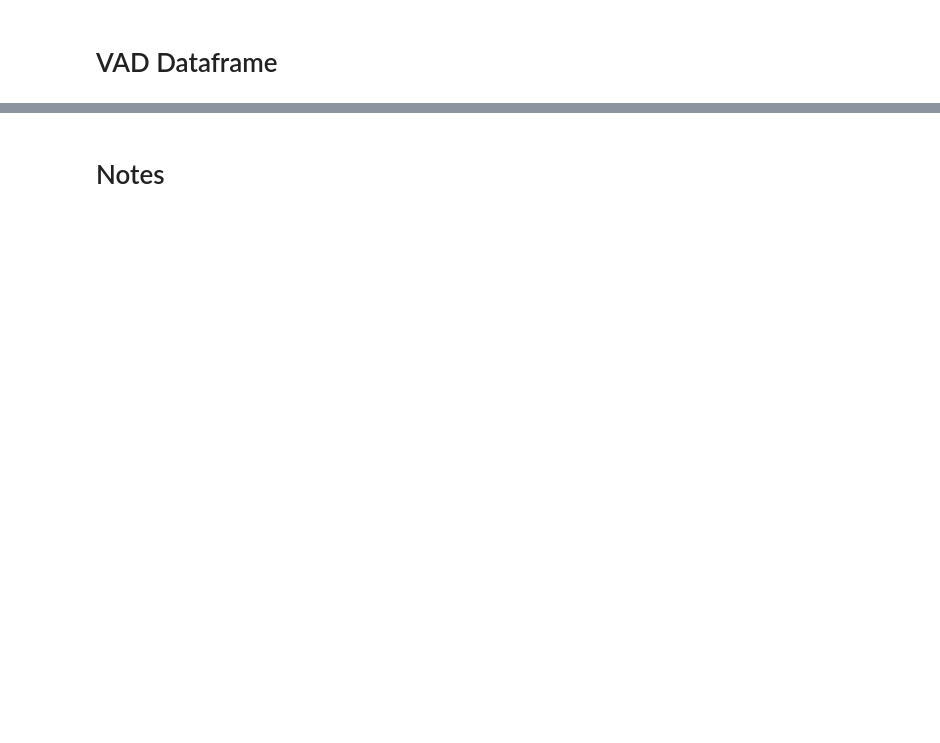
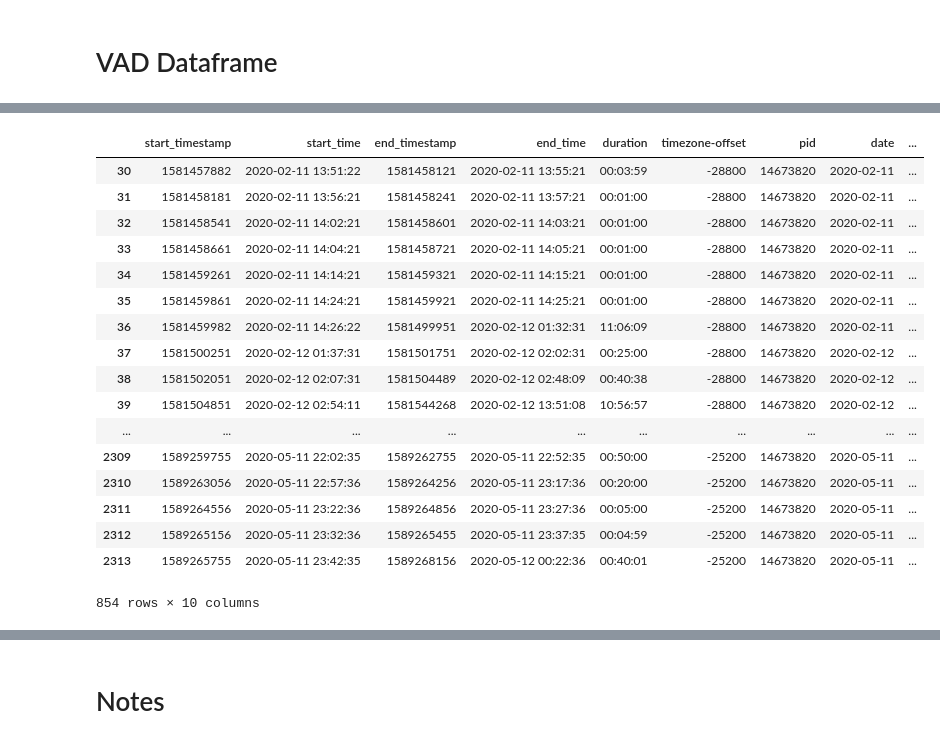
Before and after one commit to tliu526/lifesense, a Jupyter notebook: vad-exploration.ipynb, the cells around one changed output, grey strips where cells are left out. Drawn from its saved outputs; the diff is of its cells as text; code cells hidden in the pictures; blank space fills up the shorter version.

```diff
--- a/vad-exploration.ipynb
+++ b/vad-exploration.ipynb
@@ -266,0 +351,21 @@ vad_df[['level', 'observed', 'power', 'smooth_mode', 'smooth_window']]
+# %%
+sel_vad_df.sort_values(by="start_time")
+# %% [output]
+|  | start_timestamp | start_time | end_timestamp | end_time | duration | timezone-offset | pid | date | ... |
+| 30 | 1581457882 | 2020-02-11 13:51:22 | 1581458121 | 2020-02-11 13:55:21 | 00:03:59 | -28800 | 14673820 | 2020-02-11 | ... |
+| 31 | 1581458181 | 2020-02-11 13:56:21 | 1581458241 | 2020-02-11 13:57:21 | 00:01:00 | -28800 | 14673820 | 2020-02-11 | ... |
+| 32 | 1581458541 | 2020-02-11 14:02:21 | 1581458601 | 2020-02-11 14:03:21 | 00:01:00 | -28800 | 14673820 | 2020-02-11 | ... |
+| 33 | 1581458661 | 2020-02-11 14:04:21 | 1581458721 | 2020-02-11 14:05:21 | 00:01:00 | -28800 | 14673820 | 2020-02-11 | ... |
+| 34 | 1581459261 | 2020-02-11 14:14:21 | 1581459321 | 2020-02-11 14:15:21 | 00:01:00 | -28800 | 14673820 | 2020-02-11 | ... |
+| 35 | 1581459861 | 2020-02-11 14:24:21 | 1581459921 | 2020-02-11 14:25:21 | 00:01:00 | -28800 | 14673820 | 2020-02-11 | ... |
+| 36 | 1581459982 | 2020-02-11 14:26:22 | 1581499951 | 2020-02-12 01:32:31 | 11:06:09 | -28800 | 14673820 | 2020-02-11 | ... |
+| 37 | 1581500251 | 2020-02-12 01:37:31 | 1581501751 | 2020-02-12 02:02:31 | 00:25:00 | -28800 | 14673820 | 2020-02-12 | ... |
+| 38 | 1581502051 | 2020-02-12 02:07:31 | 1581504489 | 2020-02-12 02:48:09 | 00:40:38 | -28800 | 14673820 | 2020-02-12 | ... |
+| 39 | 1581504851 | 2020-02-12 02:54:11 | 1581544268 | 2020-02-12 13:51:08 | 10:56:57 | -28800 | 14673820 | 2020-02-12 | ... |
+| ... | ... | ... | ... | ... | ... | ... | ... | ... | ... |
+| 2309 | 1589259755 | 2020-05-11 22:02:35 | 1589262755 | 2020-05-11 22:52:35 | 00:50:00 | -25200 | 14673820 | 2020-05-11 | ... |
+| 2310 | 1589263056 | 2020-05-11 22:57:36 | 1589264256 | 2020-05-11 23:17:36 | 00:20:00 | -25200 | 14673820 | 2020-05-11 | ... |
+| 2311 | 1589264556 | 2020-05-11 23:22:36 | 1589264856 | 2020-05-11 23:27:36 | 00:05:00 | -25200 | 14673820 | 2020-05-11 | ... |
+| 2312 | 1589265156 | 2020-05-11 23:32:36 | 1589265455 | 2020-05-11 23:37:35 | 00:04:59 | -25200 | 14673820 | 2020-05-11 | ... |
+| 2313 | 1589265755 | 2020-05-11 23:42:35 | 1589268156 | 2020-05-12 00:22:36 | 00:40:01 | -25200 | 14673820 | 2020-05-11 | ... |
+854 rows × 10 columns
```
Also changed, not shown: parts of 41 cells of this notebook.
